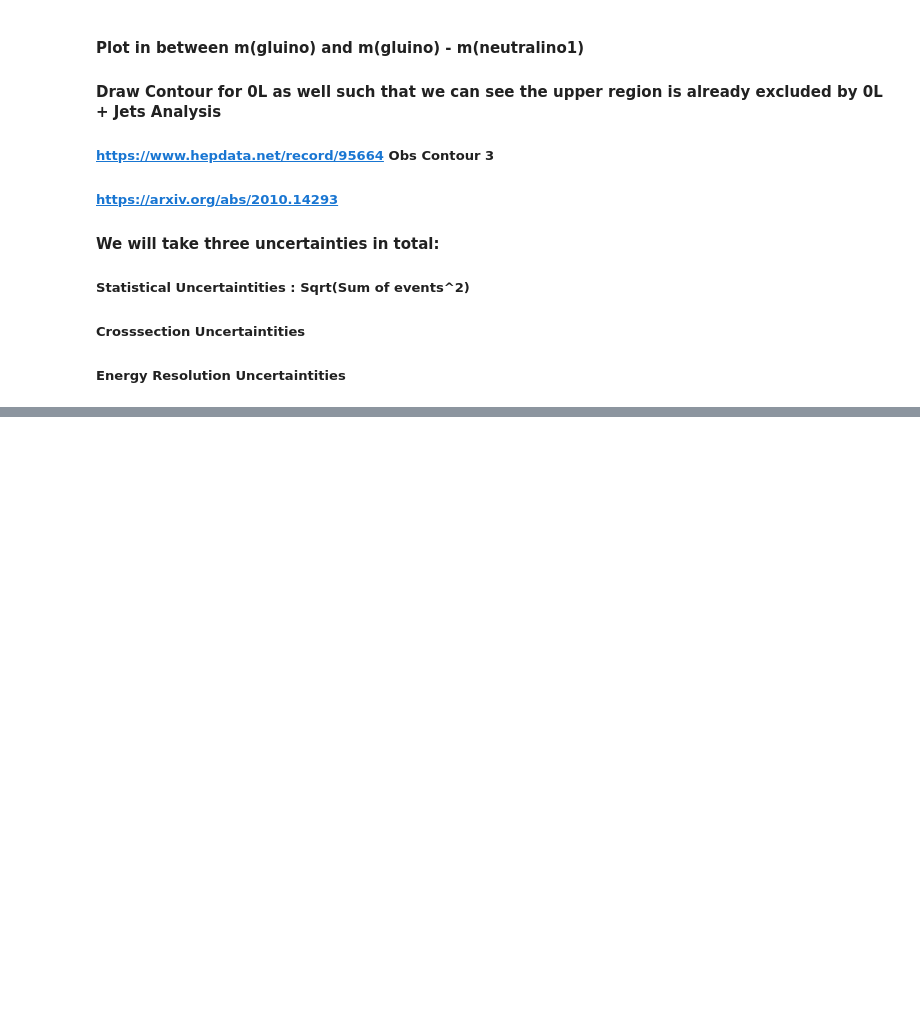
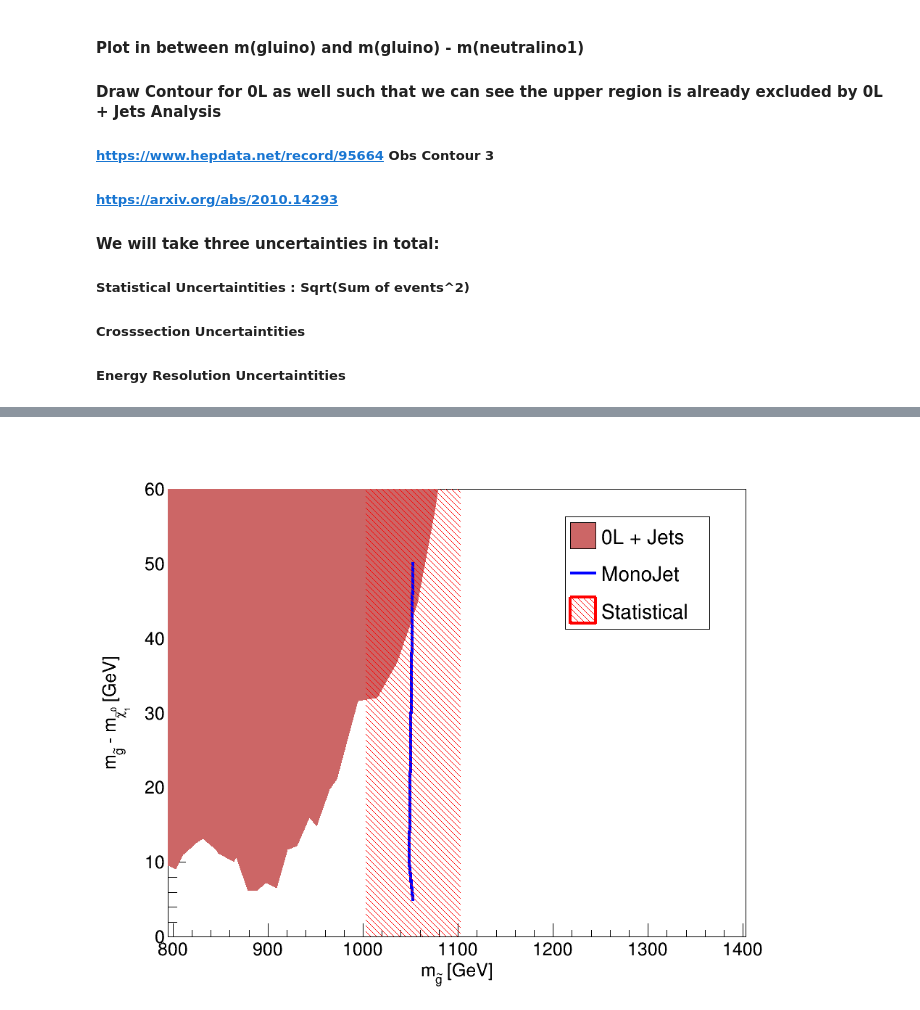
Before and after one commit to rhammad7/Supersymmetry_Analysis, a Jupyter notebook: final_contour.ipynb, the cells around one changed output, grey strips where cells are left out. Saved outputs shown, nothing was run; the diff lists cells and outputs as text; code cells hidden in the pictures; blank space fills up the shorter version.

```diff
--- a/final_contour.ipynb
+++ b/final_contour.ipynb
@@ -147,0 +123,86 @@ minus_stat_difference_monojet [ 5. 10. 50.]
+# %%
+import numpy as np
+import pandas as pd
+import ROOT
+import ctypes
+
+# Data from the file
+data_0L = pd.read_csv("contours/HEPData-ins1827025-v2-Obs.Contour_3.csv", skiprows=8)
+gluino_mass_0L = data_0L['M(Gluino) [GeV]'].values
+neutralino_mass_0L = data_0L['M(LSP) [GeV]'].values
+
+mass_difference_0L = gluino_mass_0L - neutralino_mass_0L
+
+neutralino_mass_monojet = np.array([1047.5, 1038.5, 1003.0])
+gluino_mass_monojet = np.array([1052.5, 1048.5, 1053.0])
+
+mass_difference_monojet = gluino_mass_monojet - neutralino_mass_monojet
+
+### Uncertainties
+
+plus_stat_neutralino_mass_monojet = np.array([1039.0, 1030.0, 985.0 ])
+plus_stat_gluino_mass_monojet = np.array([1044.0, 1040.0, 1035.0 ])
+
+minus_stat_neutralino_mass_monojet = np.array([1055.0, 1046.0, 1018.0])
+minus_stat_gluino_mass_monojet = np.array([1060.0, 1056.0, 1068.0])
+
+plus_stat_difference_monojet = plus_stat_gluino_mass_monojet - plus_stat_neutralino_mass_monojet
+minus_stat_difference_monojet = minus_stat_gluino_mass_monojet - minus_stat_neutralino_mass_monojet
+
+graph_uncertainty_stat = ROOT.TGraphErrors(
+    len(gluino_mass_monojet),
+    gluino_mass_monojet,
+    mass_difference_monojet,
+    minus_stat_difference_monojet,
+    plus_stat_difference_monojet
+)
+
+# Set fill style and color for the uncertainty bands
+graph_uncertainty_stat.SetLineColor(1)
+graph_uncertainty_stat.SetLineWidth(1504)
+graph_uncertainty_stat.SetFillStyle(3005)
+graph_uncertainty_stat.SetFillColor(2)
+
+
+# Create a new canvas and del previous if existing
+existing_canvas = ROOT.gROOT.FindObject("canvas")
+if existing_canvas:
+    existing_canvas.IsA().Destructor(existing_canvas)
+
+canvas = ROOT.TCanvas("canvas", "", 1000, 800)
+canvas.cd()
+
+graph_0L.SetFillColor(ROOT.kRed -6)
+graph_0L.Draw("AF")
+
+graph_monojet.SetLineColor(ROOT.kBlue)
+graph_monojet.SetLineWidth(4)
+graph_monojet.Draw("L")
+
+graph_uncertainty_stat.Draw("2SAME")
+
+graph_0L.GetXaxis().SetTitle("m_{#tilde{g}} [GeV]")
+graph_0L.GetYaxis().SetTitle("m_{#tilde{g}} - m_{#tilde{#chi}_{1}^{0}} [GeV]")
+graph_0L.GetXaxis().CenterTitle()
+graph_0L.GetYaxis().CenterTitle()
+graph_0L.SetTitle("")
+
+graph_0L.GetYaxis().SetTitleOffset(1.3)
+graph_0L.GetXaxis().SetTitleOffset(1.2)
+
+graph_0L.GetXaxis().SetRangeUser(800, 1400)
+graph_0L.GetYaxis().SetRangeUser(0, 60)
+
+graph_0L.GetXaxis().SetRangeUser(800, 1400)
+graph_0L.GetYaxis().SetRangeUser(0, 60)
+
+legend = ROOT.TLegend(0.65, 0.65, 0.85, 0.85)
+legend.SetTextSize(0.04)
+legend.AddEntry(graph_0L, "0L + Jets", "F")
+legend.AddEntry(graph_monojet, "MonoJet", "L")
+legend.AddEntry(graph_uncertainty_stat, "Statistical", "F")
+legend.Draw()
+
+canvas.Draw()
+# %% [output]
+[figure, added]
```
Also changed, not shown: parts of 5 cells of this notebook.
